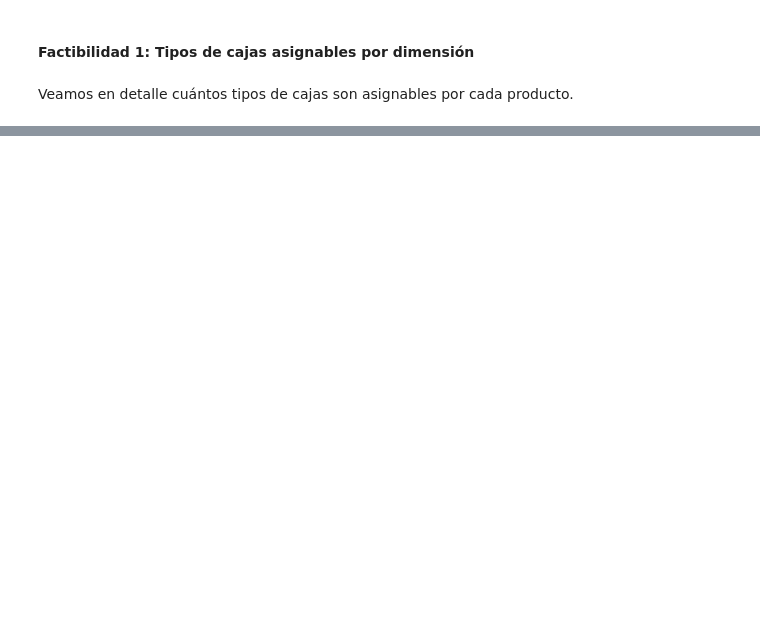
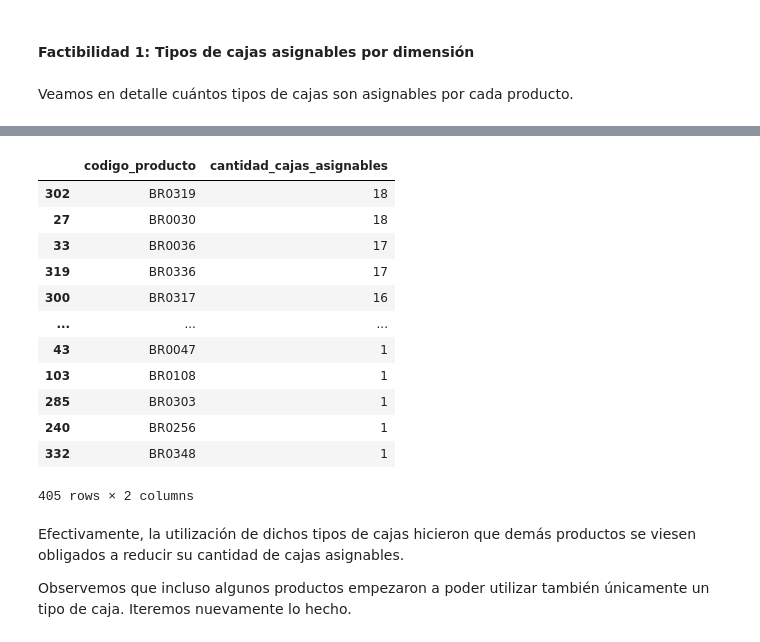
Before and after one commit to demianelnecave/AlixPartners-Competencia-Datos, a Jupyter notebook: 4.factibilidad.ipynb, the cells around one changed output, grey strips where cells are left out. Saved outputs shown, nothing was run; the diff lists cells and outputs as text; code cells hidden in the pictures; blank space fills up the shorter version.

```diff
--- a/4.factibilidad.ipynb
+++ b/4.factibilidad.ipynb
@@ -117,0 +157,47 @@ df_productos_cajas
+# %%
+productos_a_eliminar = []
+
+for producto, cajas in cajas_asignables_volumen.items():
+    if len(cajas) == 1:
+        caja = cajas[0]
+        caja.asignar_producto(producto)
+        productos_a_eliminar.append(producto)
+
+for producto in productos_a_eliminar:
+    cajas_asignables_volumen.pop(producto)
+# %%
+for producto, cajas in cajas_asignables_volumen.items():
+    cajas_asignables = []
+    for caja in cajas:
+        if caja.volumen_total() >= producto.volumen_total():
+            cajas_asignables.append(caja)
+    cajas_asignables_volumen[producto] = cajas_asignables
+
+df_volumen = pd.DataFrame([
+    {
+        'codigo_producto': producto.codigo_producto,
+        'cantidad_cajas_asignables': len(cajas_asign),
+    }
+    for producto, cajas_asign in cajas_asignables_volumen.items()
+])
+
+df_volumen = df_volumen.sort_values('cantidad_cajas_asignables', ascending=False)
+df_volumen
+# %% [output]
+|  | codigo_producto | cantidad_cajas_asignables |
+| 302 | BR0319 | 18 |
+| 27 | BR0030 | 18 |
+| 33 | BR0036 | 17 |
+| 319 | BR0336 | 17 |
+| 300 | BR0317 | 16 |
+| ... | ... | ... |
+| 43 | BR0047 | 1 |
+| 103 | BR0108 | 1 |
+| 285 | BR0303 | 1 |
+| 240 | BR0256 | 1 |
+| 332 | BR0348 | 1 |
+405 rows × 2 columns
+# %% [markdown]
+Efectivamente, la utilización de dichos tipos de cajas hicieron que demás productos se viesen obligados a reducir su cantidad de cajas asignables.
+
+Observemos que incluso algunos productos empezaron a poder utilizar también únicamente un tipo de caja. Iteremos nuevamente lo hecho.
```
Also changed, not shown: parts of 11 cells of this notebook, 8 other files.
